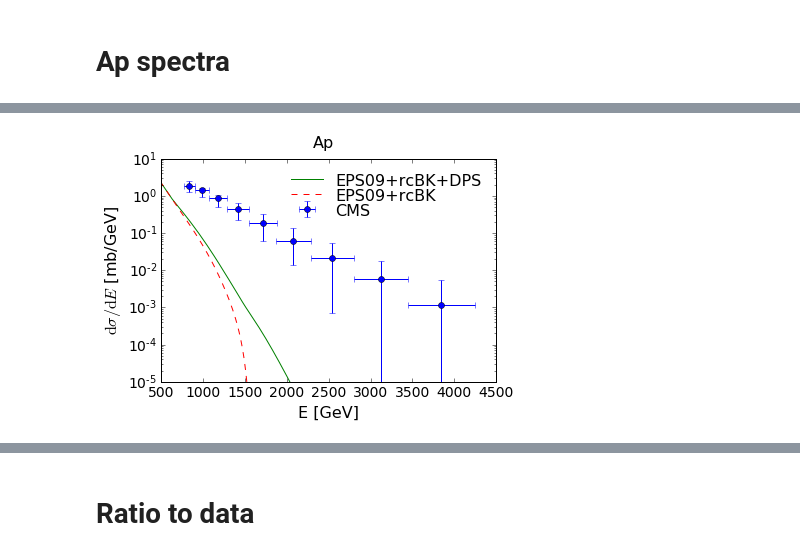
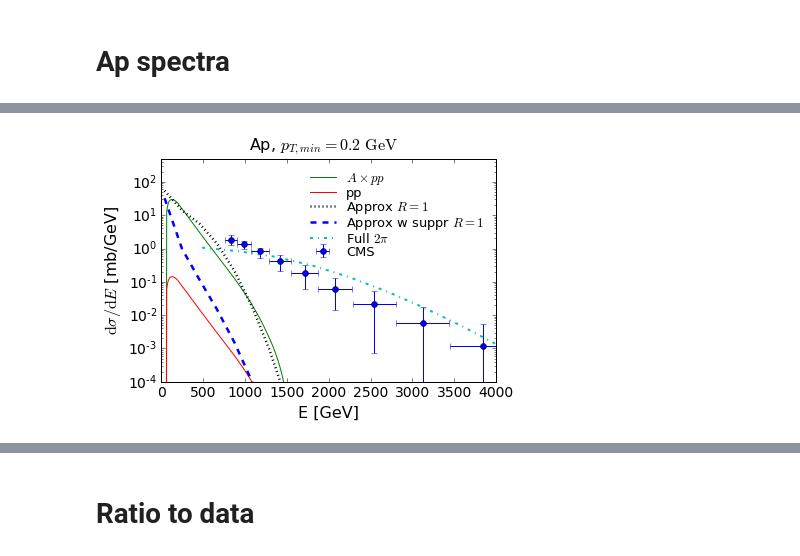
Before and after one commit to hejajama/amplitudelib, a Jupyter notebook: tools/castor_analysis.ipynb, the cells around one changed output, grey strips where cells are left out. Drawn from its saved outputs; the diff is of its cells as text; code cells hidden in the pictures.

Commit message:
Update castor analysis notebook

```diff
--- a/tools/castor_analysis.ipynb
+++ b/tools/castor_analysis.ipynb
@@ -68,7 +71,7 @@ output_dir_paper = "/Users/hejajama/Dropbox/artikkelit/castor_jet/figs/"
 lw=1.5 # line width
 
 #datadir="/Users/hejajama/data/castor/p_Pb_sqrts_5020_m_0.2_intpoints_9_lowpt_1_smallstep_smallbin/"
-datadir="/Users/hejajama/data/castor/taito/p_Pb_sqrts_5020_m_0.2_lowpt_1.0_intpoints_8_bin_10_smallbin_pt_eta/"
+datadir="/Users/hejajama/data/castor/taito/p_Pb_sqrts_5020_m_0.2_lowpt_0.5_intpoints_8_bin_10_eta_smalle/"
 datadir_smallm="/Users/hejajama/data/castor/taito/p_Pb_sqrts_5020_m_0.1_lowpt_1.0_intpoints_8_lowpt_1_smallstep_smallbin_pt_eta/"
 datadir_largem="/Users/hejajama/data/castor/taito/p_Pb_sqrts_5020_m_1.0_lowpt_1.0_intpoints_8_smallstep_smallbin_pt_eta//"
 
@@ -527,0 +574,10 @@ def nPS_cross_section_Ap(interp, energies, Rcone=R):
+# %%
+# Test w Mathematica
+#SpectraMomenta(1,test_interpolator,2*pi)
+totxsf = lambda e: 1.0/A*test_interpolator(e)*mbgevsqr*2*pi/(2.0*pi)
+totxs= scipy.integrate.quad(totxsf, min_energy+energy_bin, max_energy-energy_bin)[0]
+mom1 = SpectraMomenta(1, test_interpolator, 2*pi)
+mom2 = SpectraMomenta(2,test_interpolator, 2*pi)
+#print nPS_cross_section_Ap_bintegrand(40, 100, mom1,mom2,2*pi, totxs)
+print nPS_cross_section_Ap(test_interpolator, [100,500,3000], Rcone=1)*mbgevsqr
+print nPS_cross_section_Ap_suppression(test_interpolator, [100,500,3000], Rcone=1)*mbgevsqr
@@ -528,2 +704,2 @@ def nPS_cross_section_Ap(interp, energies, Rcone=R):
 # %%
-teste = np.linspace(110,300,10)
+fullE = np.linspace(50,4000,10)
@@ -540,0 +706,3 @@ yscale("log")
+# %%
+
+fullspectra = nPS_cross_section_Ap_full(fullE, Ap_interpolator, energy_xvals, Rcone=2*pi)
@@ -865,30 +1187,47 @@ Compare_2_3_PS()
 # %%
 Ap_spectra_with_dps = Ap_interpolator(energy_xvals) + Ap_DPS(energy_xvals, Ap_interpolator, sigma_eff/mbgevsqr,A)
 
 ### data
 [evals_exp, exp_spectra, binwidth, minuserr, pluserr] = ReadExpData("/Users/hejajama/data/castor/exp/Ap_spectra_w_errors.txt")
 plt.errorbar(evals_exp, exp_spectra, xerr=binwidth, yerr=[minuserr,pluserr], marker=datadashes[1],
              linestyle='None', label="CMS")
 
 plt.xlabel("E [GeV]",fontsize=legfont)
 plt.ylabel("$\mathrm{d}\sigma/\mathrm{d}E$ [mb/GeV]", fontsize=legfont)
 
+plt.plot(energy_xvals, Ap_interpolator(energy_xvals), label=r"$A\times pp$")
+#plt.plot(energy_xvals, Ap_spectra_with_dps, label="EPS09+rcBK+DPS")
+plt.plot(energy_xvals, 1.0/A*np.array(Ap_interpolator(energy_xvals)), label="pp")
+#plt.plot(energy_xvals, Ap_interpolator(energy_xvals), label="EPS09+rcBK", linestyle=Linestyle(1))
 
-plt.plot(energy_xvals, Ap_spectra_with_dps, label="EPS09+rcBK+DPS")
-plt.plot(energy_xvals, Ap_interpolator(energy_xvals), label="EPS09+rcBK", linestyle=Linestyle(1))
+resumene=np.linspace(40,4000,20)
+plt.plot(resumene, nPS_cross_section_Ap(Ap_interpolator, resumene, Rcone=1), linestyle=Linestyle(2), color=Color(0), linewidth=lw+1, label="Approx $R=1$")
+plt.plot(resumene, nPS_cross_section_Ap_suppression(Ap_interpolator, resumene, Rcone=1), linestyle=Linestyle(1), color=Color(1), linewidth=lw+1, label="Approx w suppr $R=1$")
+
+#plt.plot(resumene, nPS_cross_section_Ap(Ap_interpolator, resumene, Rcone=0.5), linestyle=Linestyle(2), color=Color(1), linewidth=lw, label="Approx $R=0.5$")
+plt.plot(fullE, fullspectra, label="Full $2\pi$", linestyle=Linestyle(3),linewidth=2)
+
+
+#resumene=np.linspace(500,5000,400)
+#plt.plot(resumene, nPS_cross_section_Ap(pp_interpolator, resumene, Rcone=1), linestyle=Linestyle(3), label="resum $R=1$")
+
+
 
 plt.yscale("log")
-plt.ylim(ymin=1e-5)
-plt.xlim(xmin=500)
+plt.ylim(ymin=1e-4, ymax=500)
+plt.xlim(xmin=0,xmax=4000)
 
-plt.suptitle("Ap", fontsize=legfont)
+plt.suptitle(r"Ap, $p_{T,min}=0.2\ \mathrm{GeV}$", fontsize=legfont)
 
 
-leg=legend(prop=dict(size=legfont),labelspacing=0.001,ncol=1,numpoints=1, loc=1)
+leg=legend(prop=dict(size=legfont-3),labelspacing=0.001,ncol=1,numpoints=1, loc=1)
 leg.draw_frame(False)
-savefig(output_dir+"spectra_Ap.pdf")
+
+
+#for x,y in zip(energy_xvals,Ap_interpolator(energy_xvals)):
+#    print x,y/A*mbgevsqr
 # %% [output]
-[figure, old version]
+[figure, new version]
 # %%
 dps_ratio_Ap=Ap_DPS(energy_xvals, Ap_interpolator, sigma_eff/mbgevsqr,A) / Ap_interpolator(energy_xvals)
 plt.xlim(xmin=500,xmax=max_energy)
```
Also changed, not shown: parts of 53 cells of this notebook.
